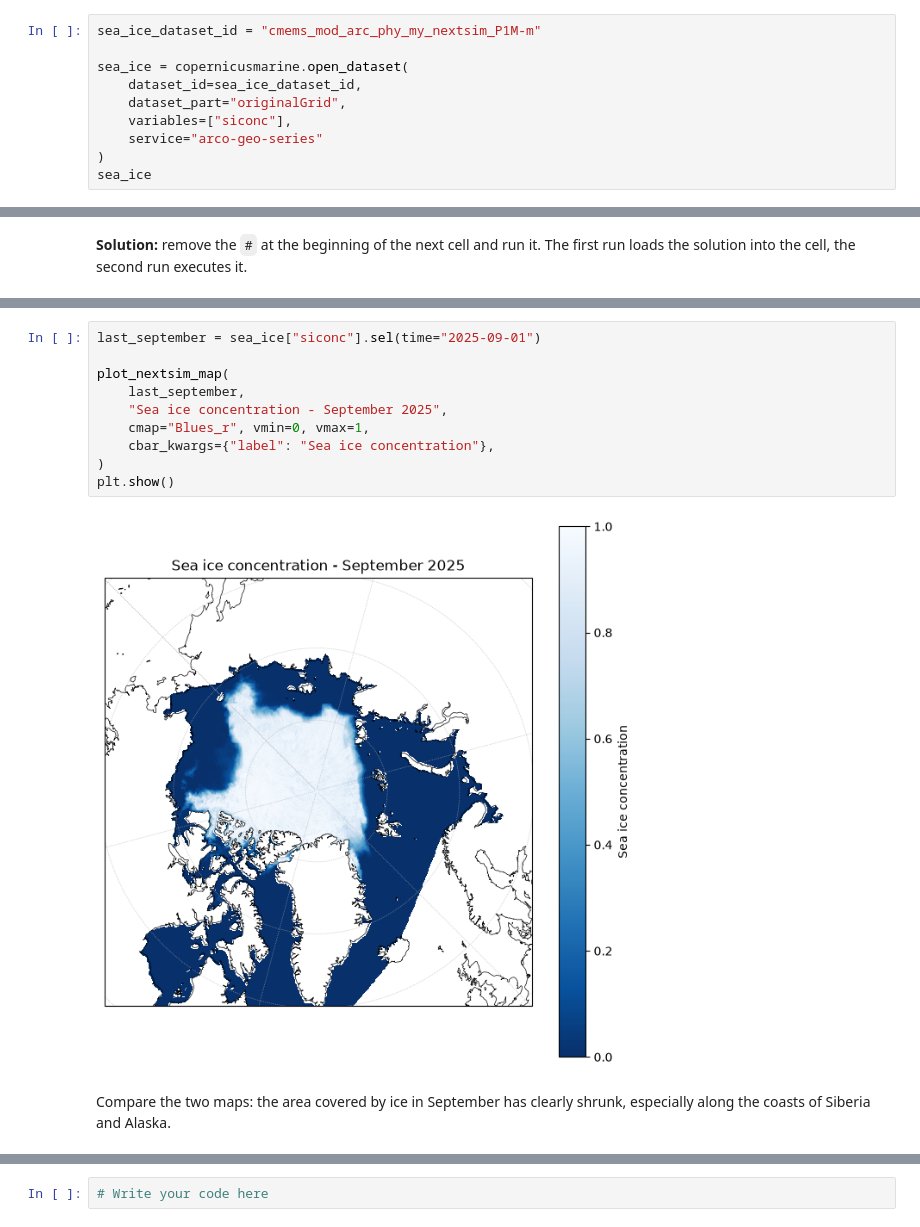
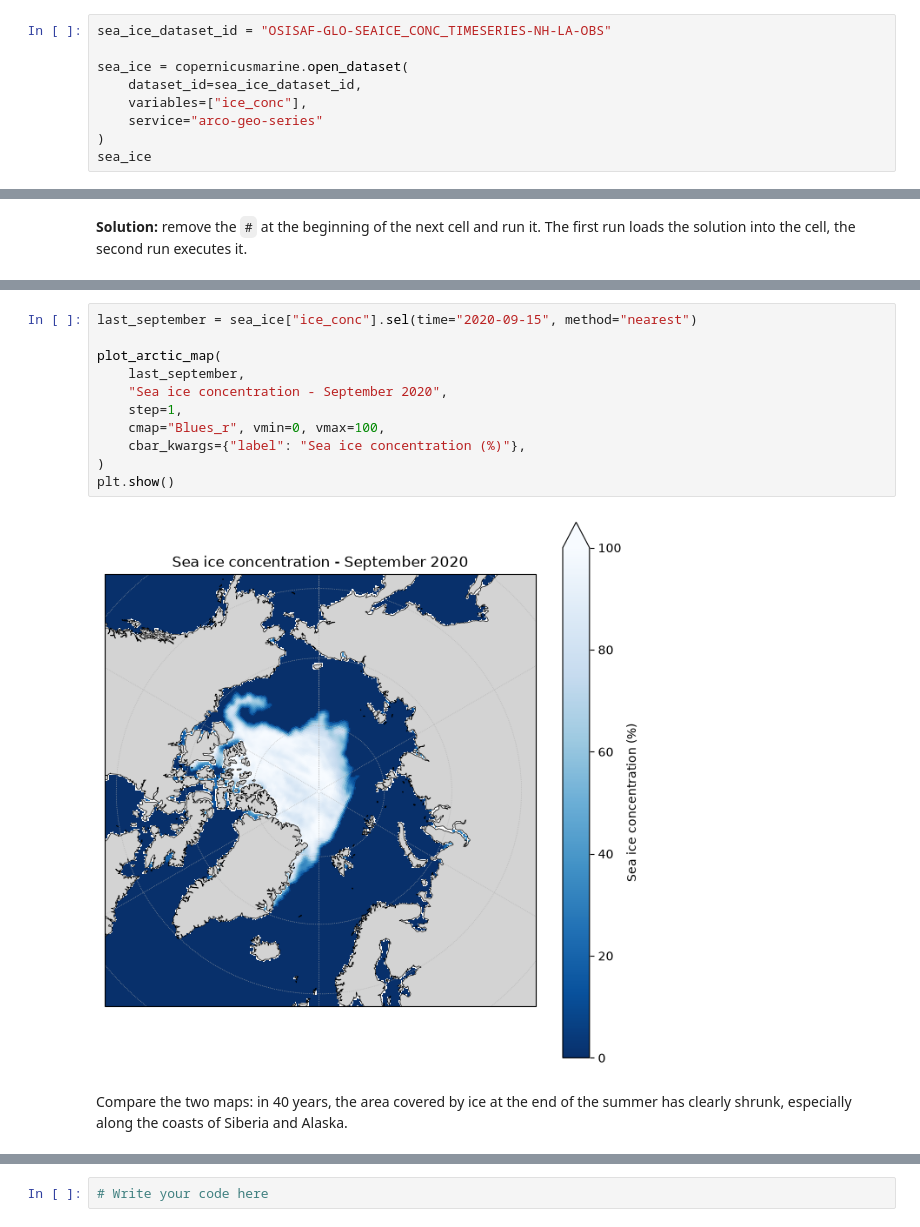
Before and after one commit to gkoenig-mercator/Training_Toolbox, a Jupyter notebook: ARCTBX-03-open-read.ipynb, the cells around one changed output, grey strips where cells are left out. Drawn from its saved outputs; the diff is of its cells as text.

```diff
--- a/ARCTBX-03-open-read.ipynb
+++ b/ARCTBX-03-open-read.ipynb
@@ -248,10 +248,9 @@ The `open_dataset` function takes the same arguments as `subset`. Here, we only
 # %%
-sea_ice_dataset_id = "cmems_mod_arc_phy_my_nextsim_P1M-m"
+sea_ice_dataset_id = "OSISAF-GLO-SEAICE_CONC_TIMESERIES-NH-LA-OBS"
 
 sea_ice = copernicusmarine.open_dataset(
     dataset_id=sea_ice_dataset_id,
-    dataset_part="originalGrid",
-    variables=["siconc"],
+    variables=["ice_conc"],
     service="arco-geo-series"
 )
 sea_ice
@@ -369,17 +330,18 @@ plt.show()
 # %%
-last_september = sea_ice["siconc"].sel(time="2025-09-01")
+last_september = sea_ice["ice_conc"].sel(time="2020-09-15", method="nearest")
 
-plot_nextsim_map(
+plot_arctic_map(
     last_september,
-    "Sea ice concentration - September 2025",
-    cmap="Blues_r", vmin=0, vmax=1,
-    cbar_kwargs={"label": "Sea ice concentration"},
+    "Sea ice concentration - September 2020",
+    step=1,
+    cmap="Blues_r", vmin=0, vmax=100,
+    cbar_kwargs={"label": "Sea ice concentration (%)"},
 )
 plt.show()
 # %% [output]
-[figure, old version]
+[figure, new version]
 # %% [markdown]
-Compare the two maps: the area covered by ice in September has clearly shrunk, especially along the coasts of Siberia and Alaska.
+Compare the two maps: in 40 years, the area covered by ice at the end of the summer has clearly shrunk, especially along the coasts of Siberia and Alaska.
 # %% [markdown]
 <div class="alert alert-block alert-warning">
 
```
Also changed, not shown: parts of 91 cells of this notebook, 6 other files.
